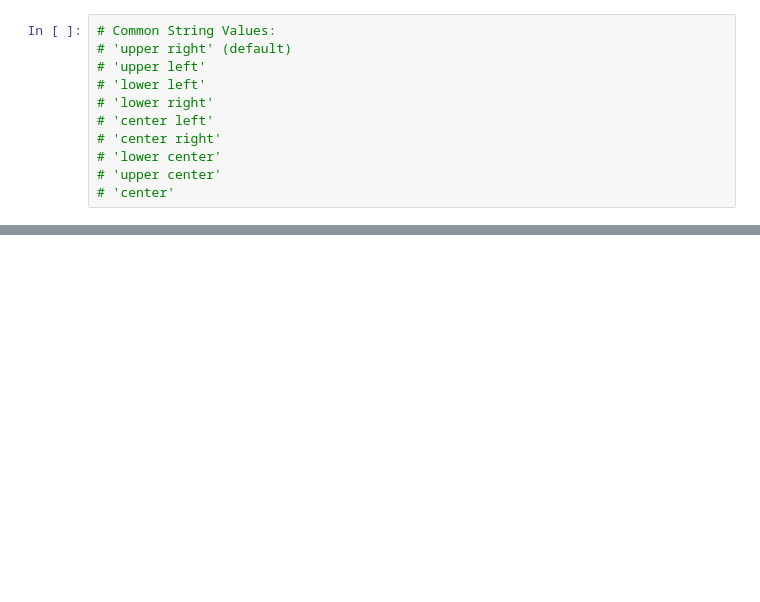
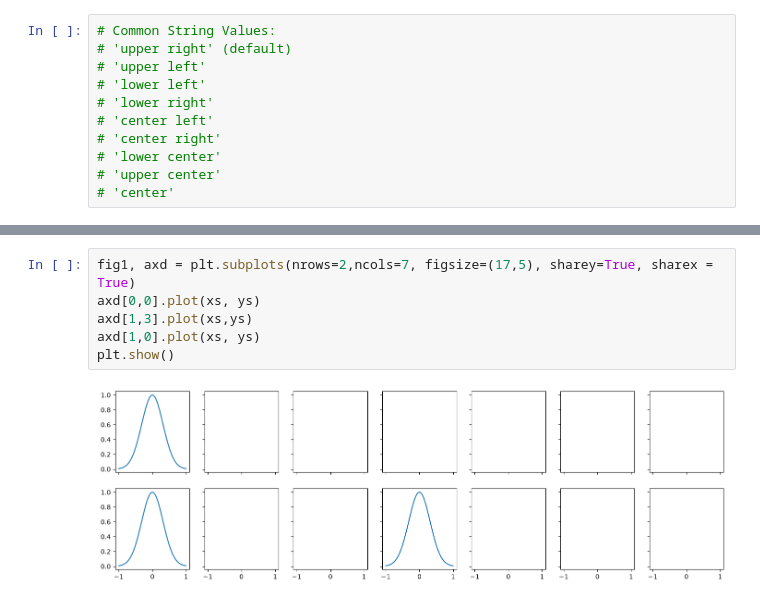
Before and after one commit to mjianpour/numerical-methods-practices, a Jupyter notebook: plotting_exercises/exercise1.ipynb, the cells around one changed output, grey strips where cells are left out. Drawn from its saved outputs; the diff is of its cells as text; blank space fills up the shorter version.

```diff
--- a/plotting_exercises/exercise1.ipynb
+++ b/plotting_exercises/exercise1.ipynb
@@ -63,0 +64,8 @@ plt.show()
+# %%
+fig1, axd = plt.subplots(nrows=2,ncols=7, figsize=(17,5), sharey=True, sharex = True)
+axd[0,0].plot(xs, ys)
+axd[1,3].plot(xs,ys)
+axd[1,0].plot(xs, ys)
+plt.show()
+# %% [output]
+[figure, added]
```
Also changed, not shown: parts of 1 cell of this notebook.
